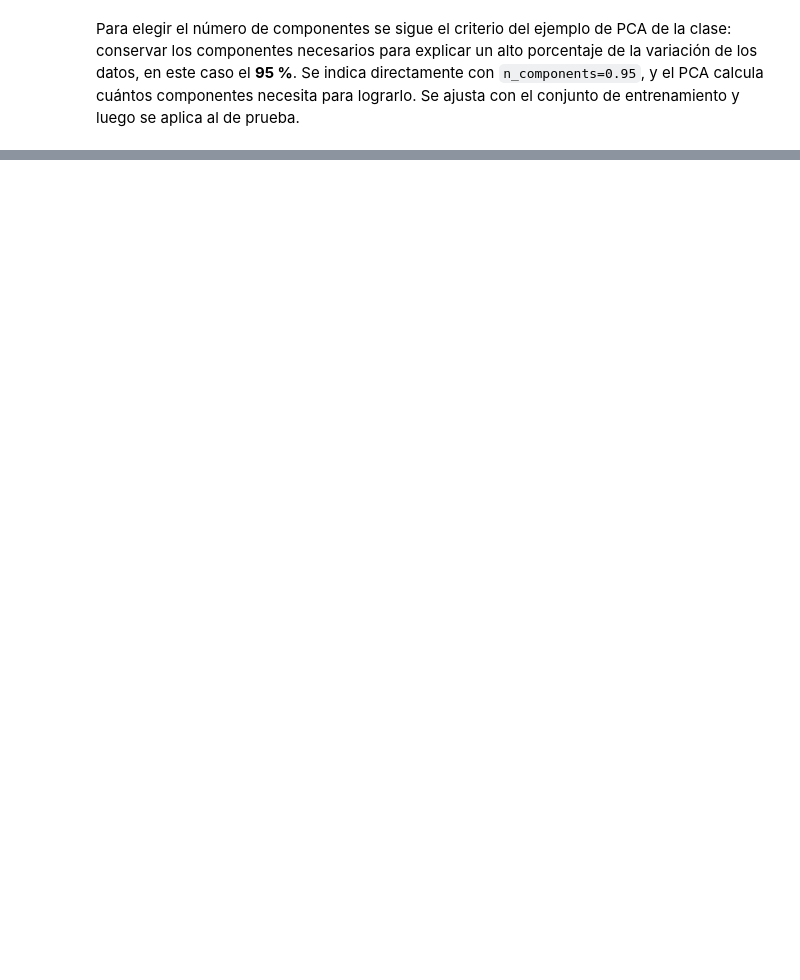
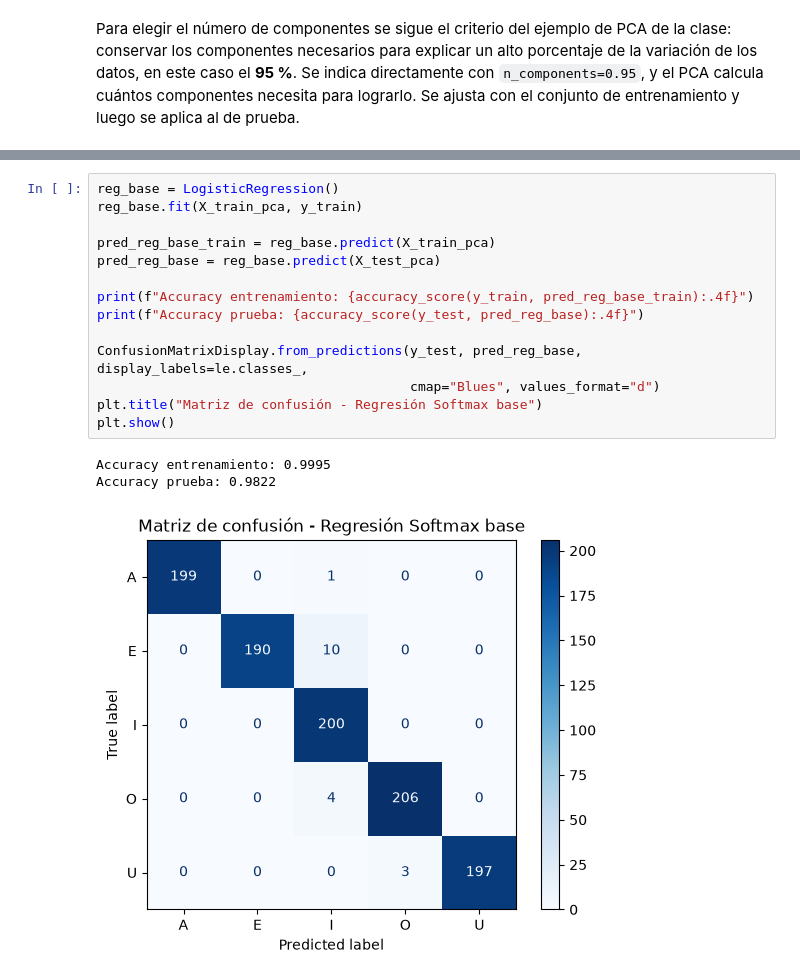
Before and after one commit to Proyect-MachineLearning-Supervised/Machine-Learning-Vowels, a Jupyter notebook: vowels.ipynb, the cells around one changed output, grey strips where cells are left out. Drawn from its saved outputs; the diff is of its cells as text; blank space fills up the shorter version.

```diff
--- a/vowels.ipynb
+++ b/vowels.ipynb
@@ -801,0 +864,18 @@ Al terminar la preparación, los datos quedan así: **X_train_pca** (4056 × 77)
+# %%
+reg_base = LogisticRegression()
+reg_base.fit(X_train_pca, y_train)
+
+pred_reg_base_train = reg_base.predict(X_train_pca)
+pred_reg_base = reg_base.predict(X_test_pca)
+
+print(f"Accuracy entrenamiento: {accuracy_score(y_train, pred_reg_base_train):.4f}")
+print(f"Accuracy prueba: {accuracy_score(y_test, pred_reg_base):.4f}")
+
+ConfusionMatrixDisplay.from_predictions(y_test, pred_reg_base, display_labels=le.classes_,
+                                        cmap="Blues", values_format="d")
+plt.title("Matriz de confusión - Regresión Softmax base")
+plt.show()
+# %% [output]
+Accuracy entrenamiento: 0.9995
+Accuracy prueba: 0.9822
+[figure, added]
```
Also changed, not shown: parts of 24 cells of this notebook.
